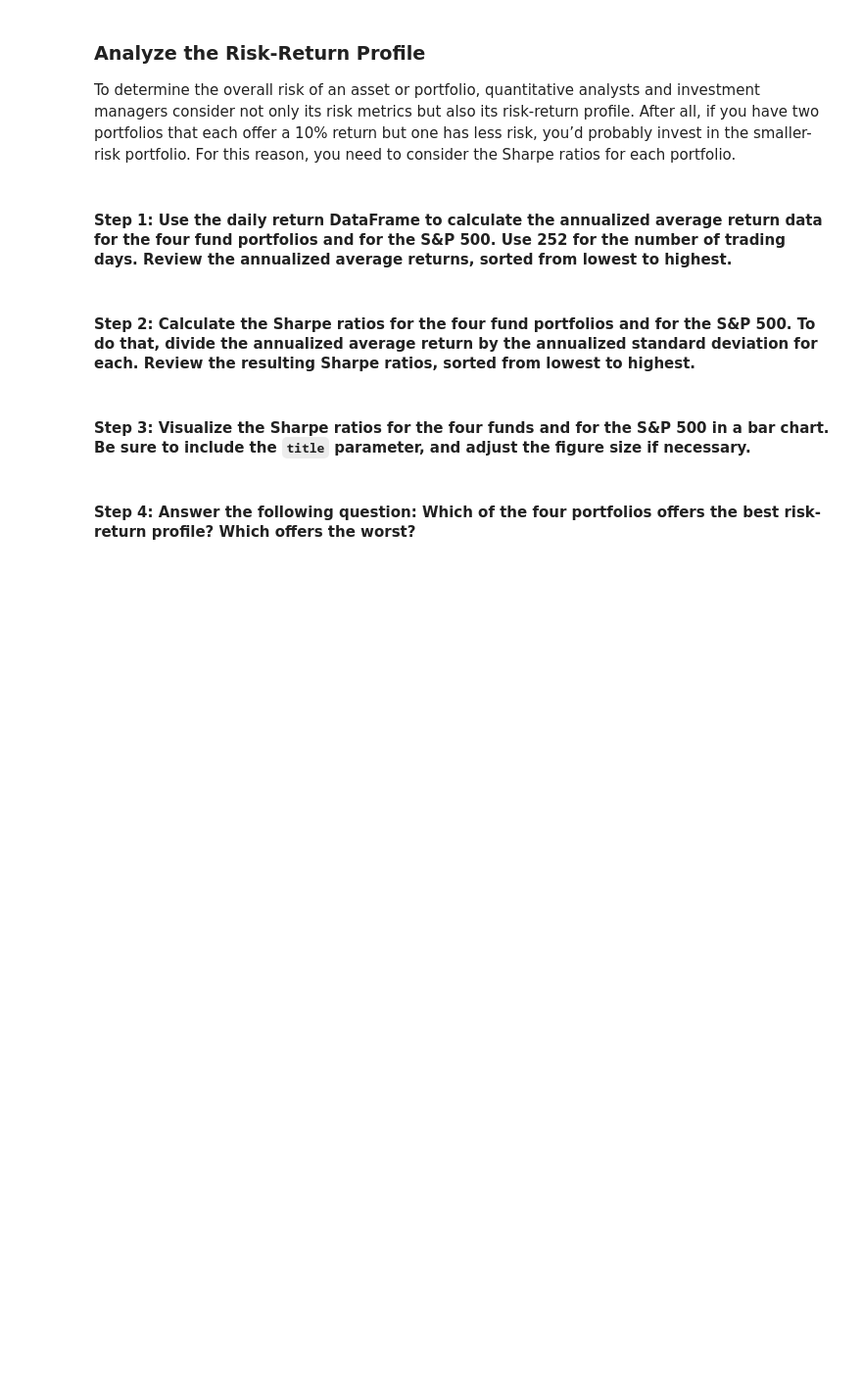
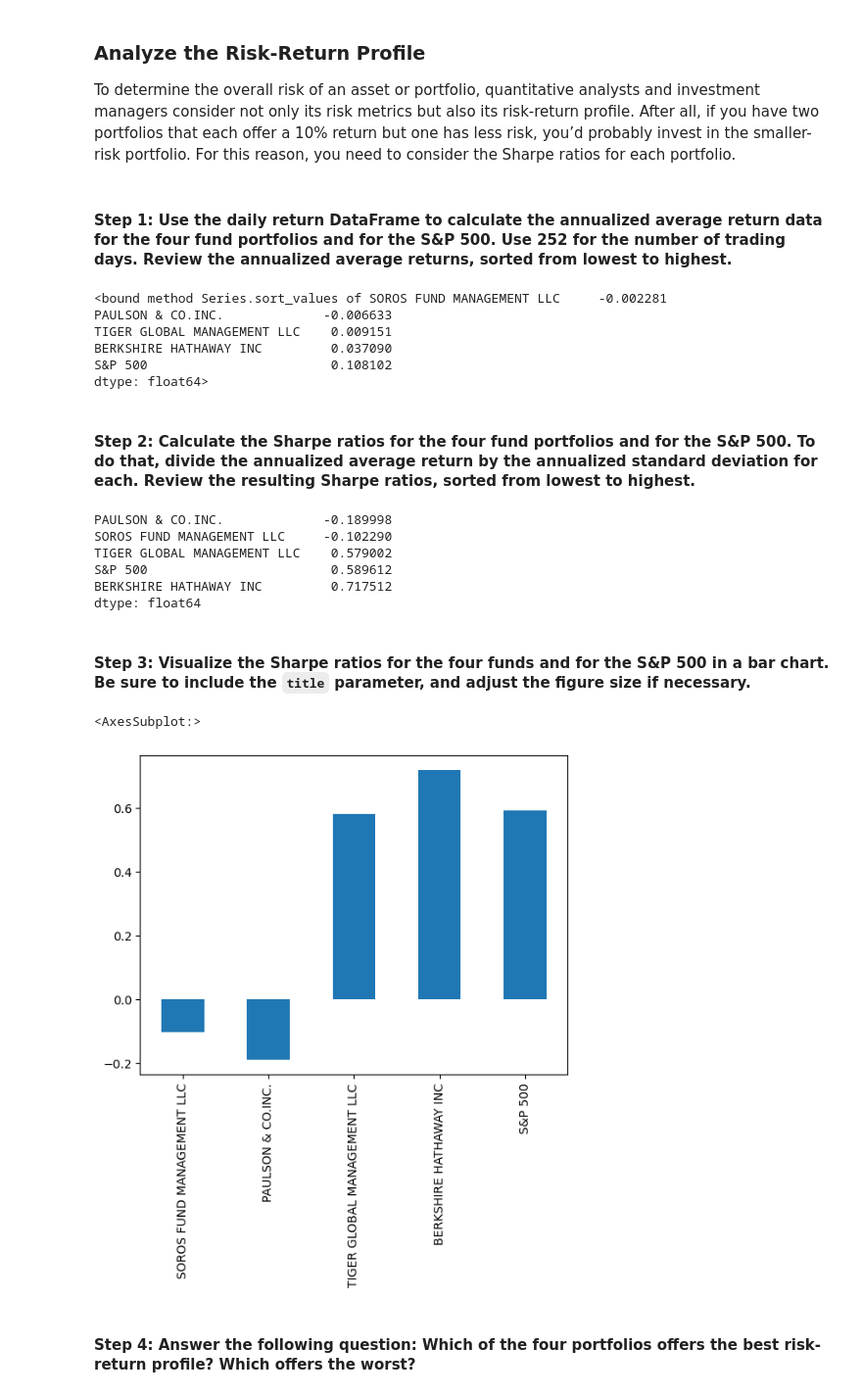
Before and after one commit to briabr/risk_return_analysis, a Jupyter notebook: risk_return_analysis.ipynb, the cells around one changed output. Shown: that part at 98% size. Drawn from its saved outputs; the diff is of its cells as text; code cells hidden in the pictures; blank space fills up the shorter version.

```diff
--- a/risk_return_analysis.ipynb
+++ b/risk_return_analysis.ipynb
@@ -310,18 +321,41 @@ To determine the overall risk of an asset or portfolio, quantitative analysts an
 # Use 252 as the number of trading days in the year
 # Review the annual average returns sorted from lowest to highest
 # YOUR CODE HERE
+trading_days = 252
+annual_average_returns = daily_returns.mean() * trading_days
+annual_average_returns.sort_values
+# %% [output]
+<bound method Series.sort_values of SOROS FUND MANAGEMENT LLC     -0.002281
+PAULSON & CO.INC.             -0.006633
+TIGER GLOBAL MANAGEMENT LLC    0.009151
+BERKSHIRE HATHAWAY INC         0.037090
+S&P 500                        0.108102
+dtype: float64>
 # %% [markdown]
 #### Step 2: Calculate the Sharpe ratios for the four fund portfolios and for the S&P 500. To do that, divide the annualized average return by the annualized standard deviation for each. Review the resulting Sharpe ratios, sorted from lowest to highest.
 # %%
 # Calculate the annualized Sharpe Ratios for each of the 4 portfolios and the S&P 500.
 # Review the Sharpe ratios sorted lowest to highest
 # YOUR CODE HERE
+annualized_sharpe_ratio = annual_average_returns/ annualized_standards_deviation
+annualized_sharpe_ratio.sort_values()
+# %% [output]
+PAULSON & CO.INC.             -0.189998
+SOROS FUND MANAGEMENT LLC     -0.102290
+TIGER GLOBAL MANAGEMENT LLC    0.579002
+S&P 500                        0.589612
+BERKSHIRE HATHAWAY INC         0.717512
+dtype: float64
 # %% [markdown]
 #### Step 3: Visualize the Sharpe ratios for the four funds and for the S&P 500 in a bar chart. Be sure to include the `title` parameter, and adjust the figure size if necessary.
 # %%
 # Visualize the Sharpe ratios as a bar chart
 # Include a title parameter and adjust the figure size
 # YOUR CODE HERE
+annualized_sharpe_ratio.plot(kind="bar")
+# %% [output]
+<AxesSubplot:>
+[figure, added]
 # %% [markdown]
 #### Step 4: Answer the following question: Which of the four portfolios offers the best risk-return profile? Which offers the worst?
 # %% [markdown]
```
Also changed, not shown: parts of 12 cells of this notebook.
